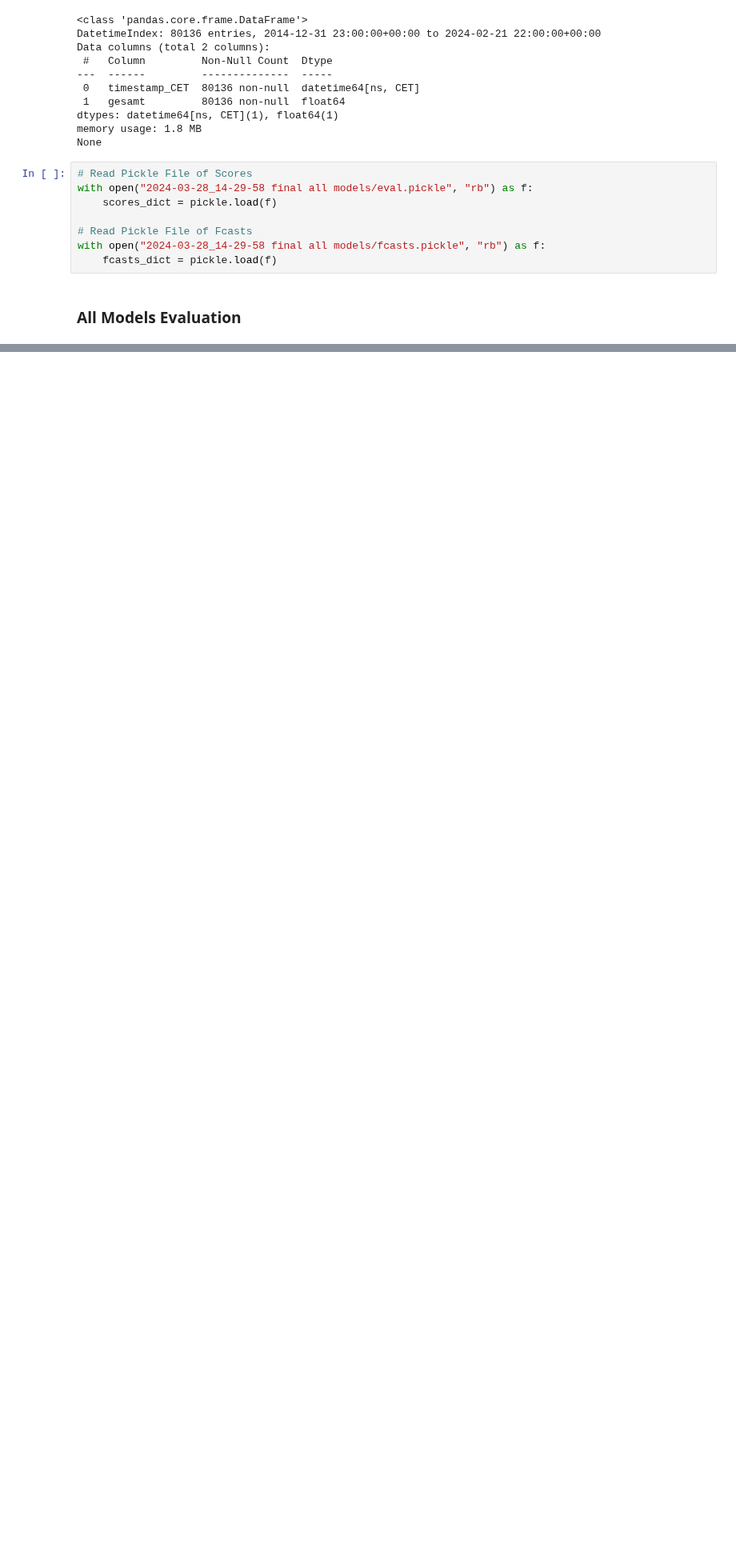
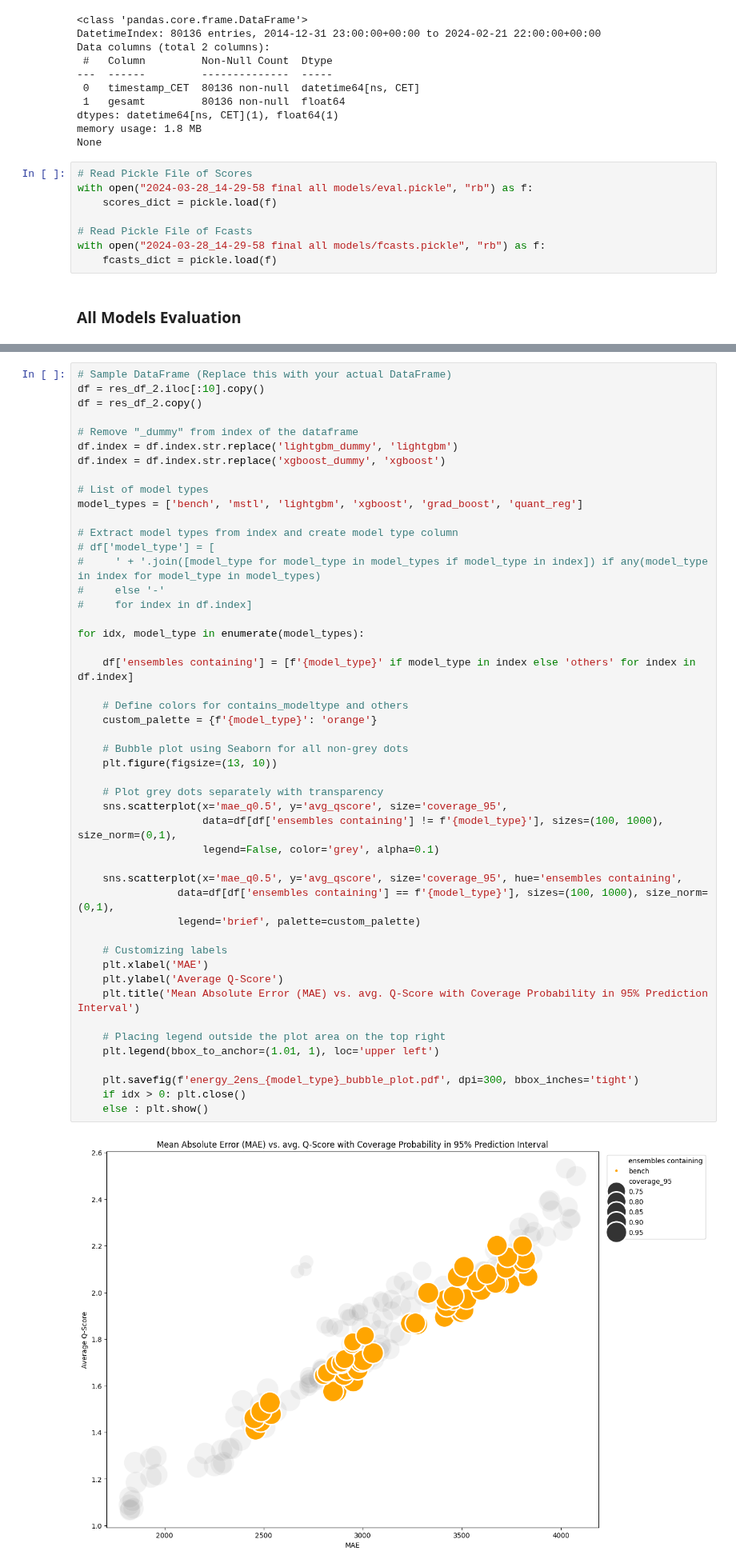
Before and after one commit to hikotei/2023_11-PTSFC, a Jupyter notebook: energy/2024_03_28 evaluate ensemble.ipynb, the cells around one changed output, grey strips where cells are left out. Shown at 80% size. Drawn from its saved outputs; the diff is of its cells as text; blank space fills up the shorter version.

```diff
--- a/energy/2024_03_28 evaluate ensemble.ipynb
+++ b/energy/2024_03_28 evaluate ensemble.ipynb
@@ -246,0 +348,50 @@ display(res_df.style.highlight_min(color = 'yellow', axis=0))
+# %%
+# Sample DataFrame (Replace this with your actual DataFrame)
+df = res_df_2.iloc[:10].copy()
+df = res_df_2.copy()
+
+# Remove "_dummy" from index of the dataframe
+df.index = df.index.str.replace('lightgbm_dummy', 'lightgbm')
+df.index = df.index.str.replace('xgboost_dummy', 'xgboost')
+
+# List of model types
+model_types = ['bench', 'mstl', 'lightgbm', 'xgboost', 'grad_boost', 'quant_reg']
+
+# Extract model types from index and create model type column
+# df['model_type'] = [
+#     ' + '.join([model_type for model_type in model_types if model_type in index]) if any(model_type in index for model_type in model_types)
+#     else '-'
+#     for index in df.index]
+
+for idx, model_type in enumerate(model_types):
+
+    df['ensembles containing'] = [f'{model_type}' if model_type in index else 'others' for index in df.index]
+
+    # Define colors for contains_modeltype and others
+    custom_palette = {f'{model_type}': 'orange'}
+
+    # Bubble plot using Seaborn for all non-grey dots
+    plt.figure(figsize=(13, 10))
+
+    # Plot grey dots separately with transparency
+    sns.scatterplot(x='mae_q0.5', y='avg_qscore', size='coverage_95',
+                    data=df[df['ensembles containing'] != f'{model_type}'], sizes=(100, 1000), size_norm=(0,1),
+                    legend=False, color='grey', alpha=0.1)
+
+    sns.scatterplot(x='mae_q0.5', y='avg_qscore', size='coverage_95', hue='ensembles containing',
+                data=df[df['ensembles containing'] == f'{model_type}'], sizes=(100, 1000), size_norm=(0,1),
+                legend='brief', palette=custom_palette)
+
+    # Customizing labels
+    plt.xlabel('MAE')
+    plt.ylabel('Average Q-Score')
+    plt.title('Mean Absolute Error (MAE) vs. avg. Q-Score with Coverage Probability in 95% Prediction Interval')
+
+    # Placing legend outside the plot area on the top right
+    plt.legend(bbox_to_anchor=(1.01, 1), loc='upper left')
+
+    plt.savefig(f'energy_2ens_{model_type}_bubble_plot.pdf', dpi=300, bbox_inches='tight')
+    if idx > 0: plt.close()
+    else : plt.show()
+# %% [output]
+[figure, added]
```
Also changed, not shown: parts of 21 cells of this notebook, 14 other files.
